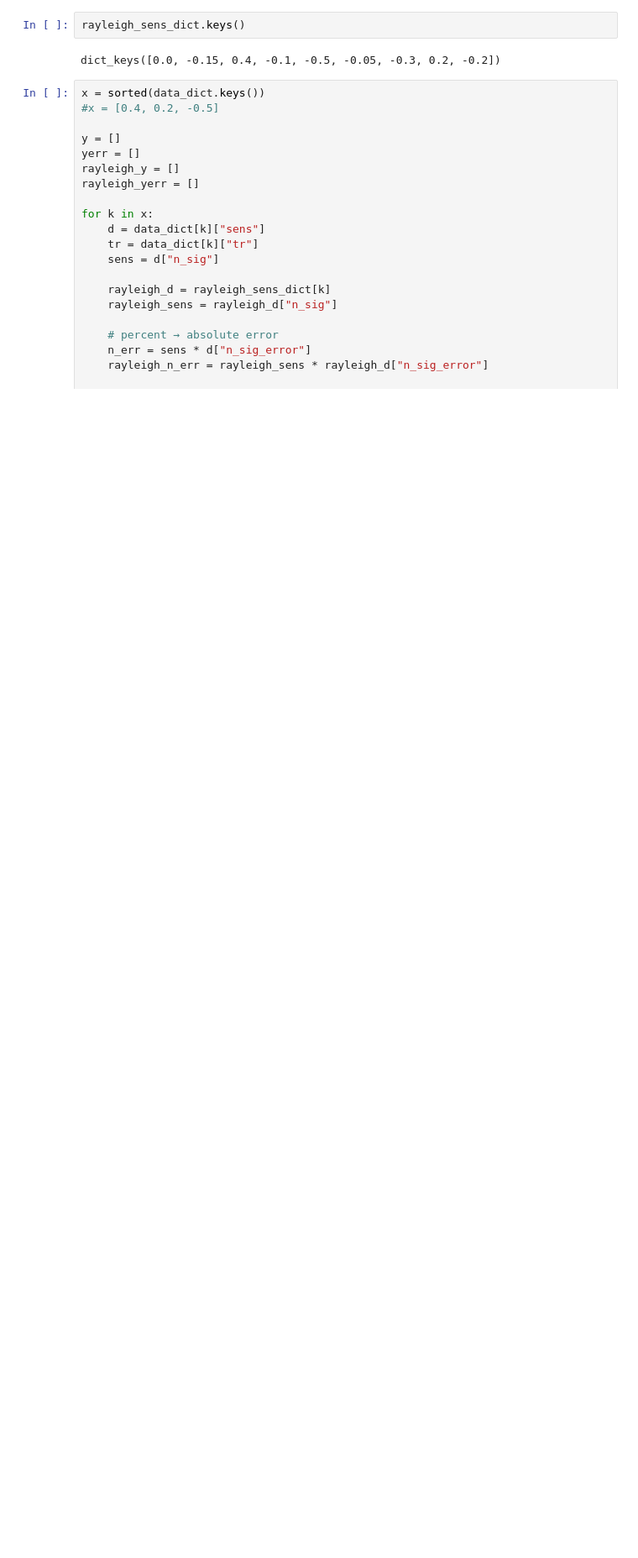
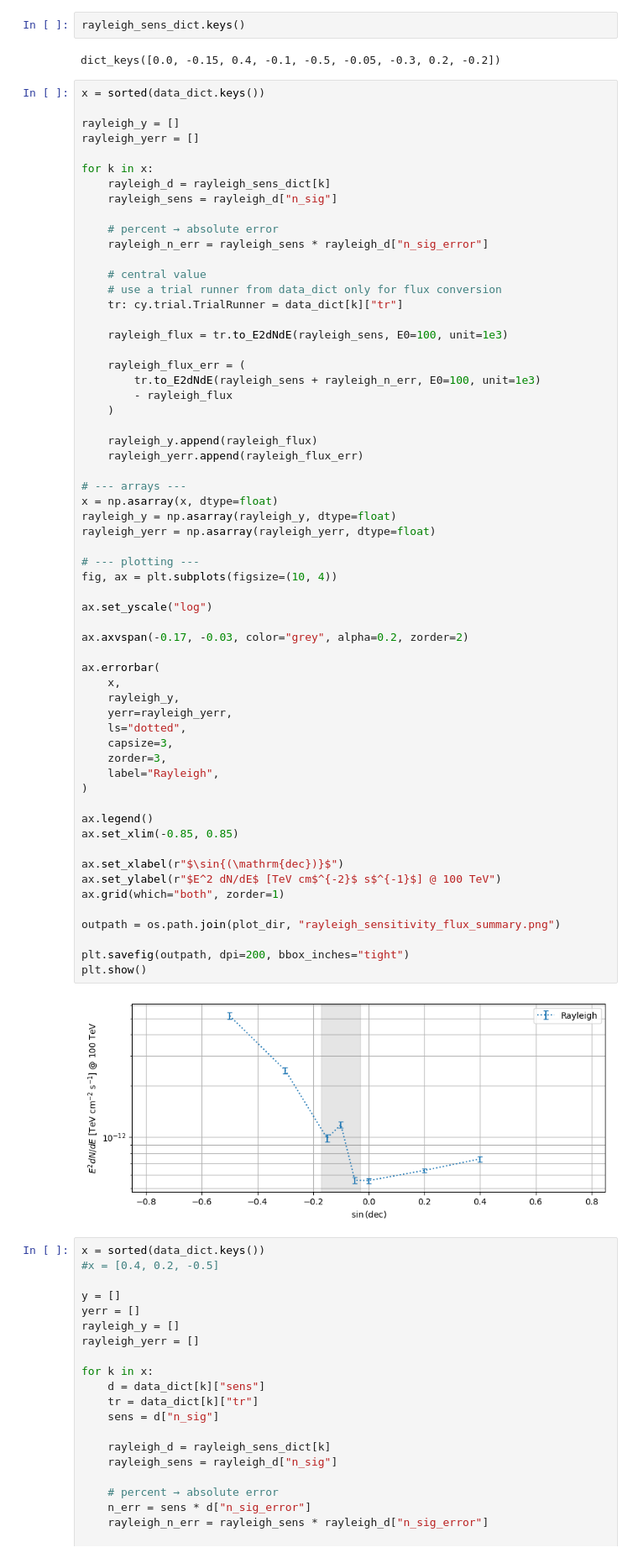
Before and after one commit to ElseSchnabele/kingmaker_fitting_parallization, a Jupyter notebook: likelihood_analysis/notebooks/analyse_king_trials.ipynb, the cells around one changed output. Shown at 84% size. Cells and saved outputs as stored; diff of their text form; blank space fills up the shorter version.

```diff
--- a/likelihood_analysis/notebooks/analyse_king_trials.ipynb
+++ b/likelihood_analysis/notebooks/analyse_king_trials.ipynb
@@ -285,6 +285,68 @@ with open(os.path.join('/data/user/fkrafft/csky_gfu_tests/rayleigh_benchmark_100
 rayleigh_sens_dict.keys()
 # %% [output]
 dict_keys([0.0, -0.15, 0.4, -0.1, -0.5, -0.05, -0.3, 0.2, -0.2])
+# %%
+x = sorted(data_dict.keys())
+
+rayleigh_y = []
+rayleigh_yerr = []
+
+for k in x:
+    rayleigh_d = rayleigh_sens_dict[k]
+    rayleigh_sens = rayleigh_d["n_sig"]
+
+    # percent → absolute error
+    rayleigh_n_err = rayleigh_sens * rayleigh_d["n_sig_error"]
+
+    # central value
+    # use a trial runner from data_dict only for flux conversion
+    tr: cy.trial.TrialRunner = data_dict[k]["tr"]
+
+    rayleigh_flux = tr.to_E2dNdE(rayleigh_sens, E0=100, unit=1e3)
+
+    rayleigh_flux_err = (
+        tr.to_E2dNdE(rayleigh_sens + rayleigh_n_err, E0=100, unit=1e3)
+        - rayleigh_flux
+    )
+
+    rayleigh_y.append(rayleigh_flux)
+    rayleigh_yerr.append(rayleigh_flux_err)
+
+# --- arrays ---
+x = np.asarray(x, dtype=float)
+rayleigh_y = np.asarray(rayleigh_y, dtype=float)
+rayleigh_yerr = np.asarray(rayleigh_yerr, dtype=float)
+
+# --- plotting ---
+fig, ax = plt.subplots(figsize=(10, 4))
+
+ax.set_yscale("log")
+
+ax.axvspan(-0.17, -0.03, color="grey", alpha=0.2, zorder=2)
+
+ax.errorbar(
+    x,
+    rayleigh_y,
+    yerr=rayleigh_yerr,
+    ls="dotted",
+    capsize=3,
+    zorder=3,
+    label="Rayleigh",
+)
+
+ax.legend()
+ax.set_xlim(-0.85, 0.85)
+
+ax.set_xlabel(r"$\sin{(\mathrm{dec})}$")
+ax.set_ylabel(r"$E^2 dN/dE$ [TeV cm$^{-2}$ s$^{-1}$] @ 100 TeV")
+ax.grid(which="both", zorder=1)
+
+outpath = os.path.join(plot_dir, "rayleigh_sensitivity_flux_summary.png")
+
+plt.savefig(outpath, dpi=200, bbox_inches="tight")
+plt.show()
+# %% [output]
+[figure, added]
 # %%
 x = sorted(data_dict.keys())
 #x = [0.4, 0.2, -0.5]
```
Also changed, not shown: parts of 4 cells of this notebook, 17 other files.
